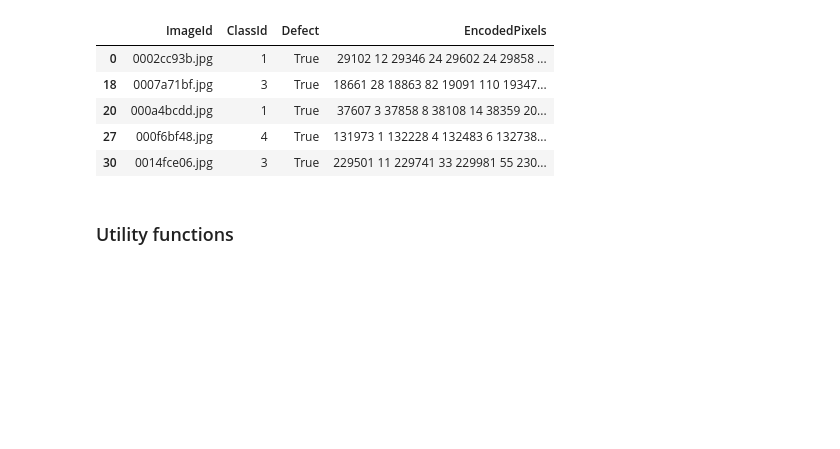
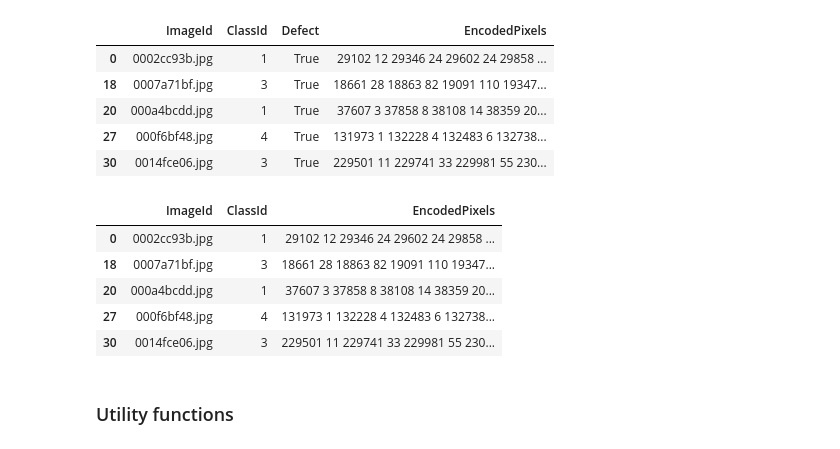
Before and after one commit to johngreibelarsen/severstal-steel-defect-detection, a Jupyter notebook: Xception-model.ipynb, the cells around one changed output. Cells and saved outputs as stored; diff of their text form; code cells hidden in the pictures; blank space fills up the shorter version.

```diff
--- a/Xception-model.ipynb
+++ b/Xception-model.ipynb
@@ -32,7 +36,7 @@ train.head()
 | 3 | 0002cc93b.jpg_4 | NaN |
 | 4 | 00031f466.jpg_1 | NaN |
 # %%
-train['Defect'] = train['EncodedPixels'].notnull()
-train['ClassId'] = train['ImageId_ClassId'].str[-1:]
-train['ImageId'] = train['ImageId_ClassId'].str[:-2]
+df_train['Defect'] = df_train['EncodedPixels'].notnull()
+df_train['ClassId'] = df_train['ImageId_ClassId'].str[-1:]
+df_train['ImageId'] = df_train['ImageId_ClassId'].str[:-2]
 # %%
@@ -49,5 +53,5 @@ train.head()
 | 3 | 0002cc93b.jpg_4 | NaN | False | 4 | 0002cc93b.jpg |
 | 4 | 00031f466.jpg_1 | NaN | False | 1 | 00031f466.jpg |
 # %%
-train = train[['ImageId','ClassId','Defect','EncodedPixels']]
+df_train = df_train[['ImageId','ClassId','Defect','EncodedPixels']]
 # %%
@@ -68 +70,3 @@ train = train[train.Defect]
+# %%
+df_train = df_train[df_train.Defect]
 # %%
@@ -78,6 +82,17 @@ train.head()
 | 20 | 000a4bcdd.jpg | 1 | True | 37607 3 37858 8 38108 14 38359 20... |
 | 27 | 000f6bf48.jpg | 4 | True | 131973 1 132228 4 132483 6 132738... |
 | 30 | 0014fce06.jpg | 3 | True | 229501 11 229741 33 229981 55 230... |
+# %%
+df_train = df_train.drop(['Defect'], axis=1)
+# %%
+df_train.head()
+# %% [output]
+|  | ImageId | ClassId | EncodedPixels |
+| 0 | 0002cc93b.jpg | 1 | 29102 12 29346 24 29602 24 29858 ... |
+| 18 | 0007a71bf.jpg | 3 | 18661 28 18863 82 19091 110 19347... |
+| 20 | 000a4bcdd.jpg | 1 | 37607 3 37858 8 38108 14 38359 20... |
+| 27 | 000f6bf48.jpg | 4 | 131973 1 132228 4 132483 6 132738... |
+| 30 | 0014fce06.jpg | 3 | 229501 11 229741 33 229981 55 230... |
 # %% [markdown]
 ### Utility functions
 # %%
```
Also changed, not shown: parts of 28 cells of this notebook.
